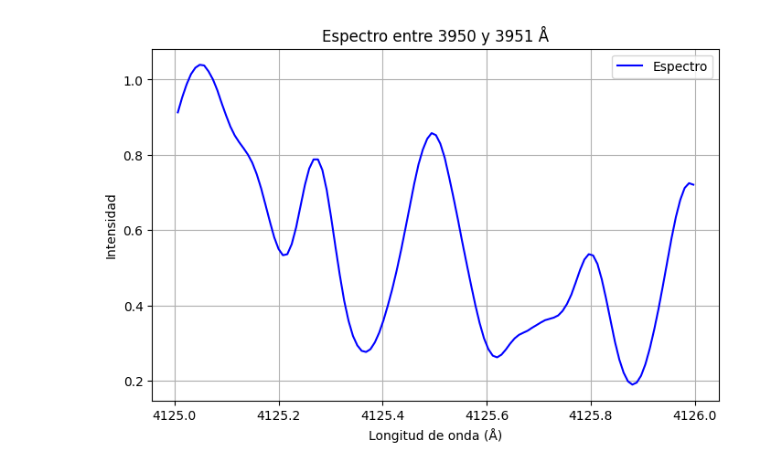
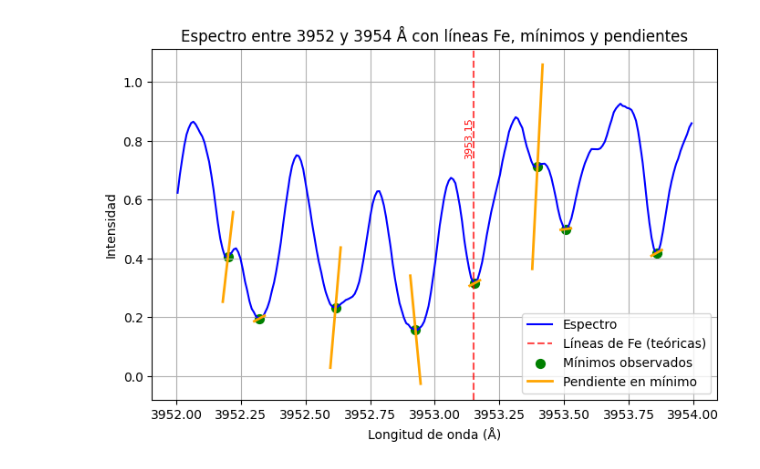
Before and after one commit to LaraGomezN/Aldebaran, a Jupyter notebook: main.ipynb, the cells around one changed output. Cells and saved outputs as stored; diff of their text form; code cells hidden in the pictures.

```diff
--- a/main.ipynb
+++ b/main.ipynb
@@ -3,7 +3,7 @@ import pandas as pd
 import matplotlib.pyplot as plt
 import numpy as np
 from __future__ import annotations
-import plotly.express as px
+c = 299792458 # speed of light in m/s
 # %%
 df = pd.read_excel('Datos/Aldebaran_pepsi.xlsx', sheet_name='Aldebaran_pepsi')
 df.to_csv('Datos/Aldebaran_pepsi.csv', index=False)
@@ -131,8 +143,6 @@ y = df.iloc[:,1]  # segunda columna
 
 df_min = find_local_minima_polyfit(x, y, window_pts=15, degree=4)
 df_min = df_min[df_min["valid_minimum"]]
-df_min = df_min[df_min["x_refined"] > 0]
+#df_min = df_min[df_min["x_refined"] > 0]
 
-
-
-print(df_min)
+#df_min.to_csv("Datos/df_min.csv", index=False)
@@ -157,23 +149,58 @@ print(df_min)
 # %%
-## Hacer un gráfico del espectro entre dos valores específicos de longitud de onda
+# Rango de interés
+x1 = 3952
+x2 = 3954
 
-x1 = 4125
-x2 = 4126
-
+# Filtrar espectro en el rango dado
 mask = (x >= x1) & (x <= x2)
 x_range = x[mask]
 y_range = y[mask]
+
+# Leer archivo CSV con líneas teóricas
+iron_lines = pd.read_csv("Datos/Nave.csv", header=None)[0]
+
+# Filtrar solo las líneas dentro del rango
+iron_in_range = iron_lines[(iron_lines >= x1) & (iron_lines <= x2)]
+
+# Filtrar df_min en el rango
+df_min_range = df_min[(df_min["x_refined"] >= x1) & (df_min["x_refined"] <= x2)]
 
 # Graficar
 plt.figure(figsize=(8, 5))
 plt.plot(x_range, y_range, label="Espectro", color="blue")
 
+# Dibujar líneas verticales en posiciones teóricas
+for i, wl in enumerate(iron_in_range):
+    plt.axvline(wl, color="red", linestyle="--", alpha=0.7,
+                label="Líneas de Fe (teóricas)" if i == 0 else "")
+    plt.text(wl, max(y_range)*0.95, f"{wl:.2f}", rotation=90,
+             verticalalignment="top", horizontalalignment="right", fontsize=8, color="red")
+
+# Graficar los mínimos observados (x_refined, y_refined)
+plt.scatter(df_min_range["x_refined"], df_min_range["y_refined"],
+            color="green", marker="o", s=50, label="Mínimos observados")
+
+# === Graficar tangentes (pendientes) en cada mínimo ===
+dx = 0.02  # ancho en Å para la línea tangente
+scale = 0.001  # factor de escala para que las pendientes no tapen el espectro
+
+for i, row in df_min_range.iterrows():
+    x0, y0, slope = row["x_refined"], row["y_refined"], row["slope"]
+
+    # Puntos extremos de la recta tangente (escalada)
+    x_vals = [x0 - dx, x0 + dx]
+    y_vals = [y0 - slope * dx * scale, y0 + slope * dx * scale]
+
+    plt.plot(x_vals, y_vals, color="orange", linewidth=2,
+             label="Pendiente en mínimo" if i == df_min_range.index[0] else "")
+
+
 plt.xlabel("Longitud de onda (Å)")
 plt.ylabel("Intensidad")
-plt.title("Espectro entre 3950 y 3951 Å")
+plt.title(f"Espectro entre {x1} y {x2} Å con líneas Fe, mínimos y pendientes")
 plt.legend()
 plt.grid(True)
 plt.show()
 # %% [output]
-[figure, old version]
+[figure, new version]
 # %%
```
Also changed, not shown: parts of 5 cells of this notebook, 1 other file.
